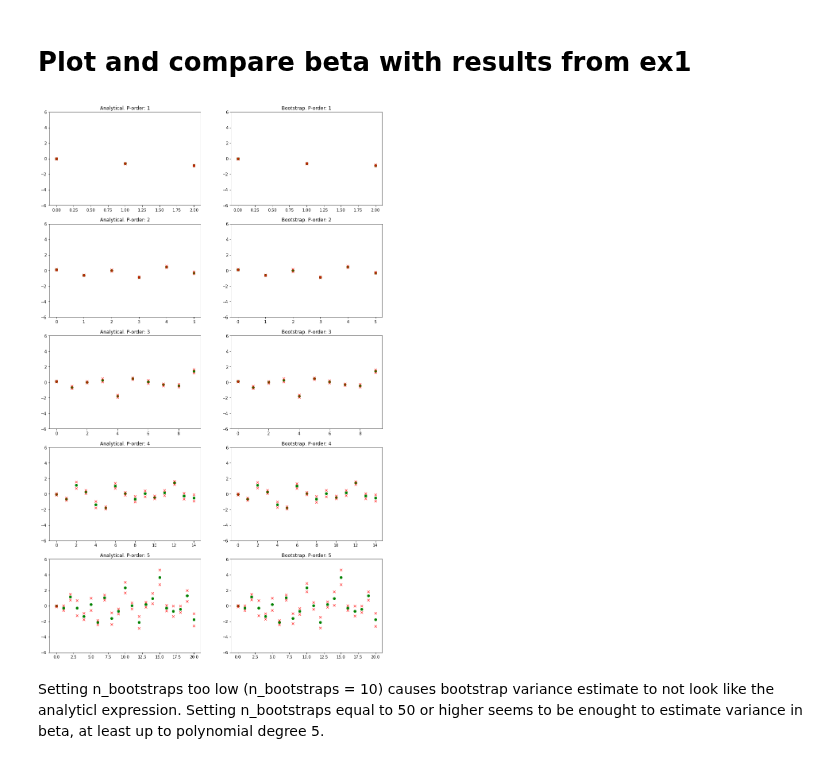
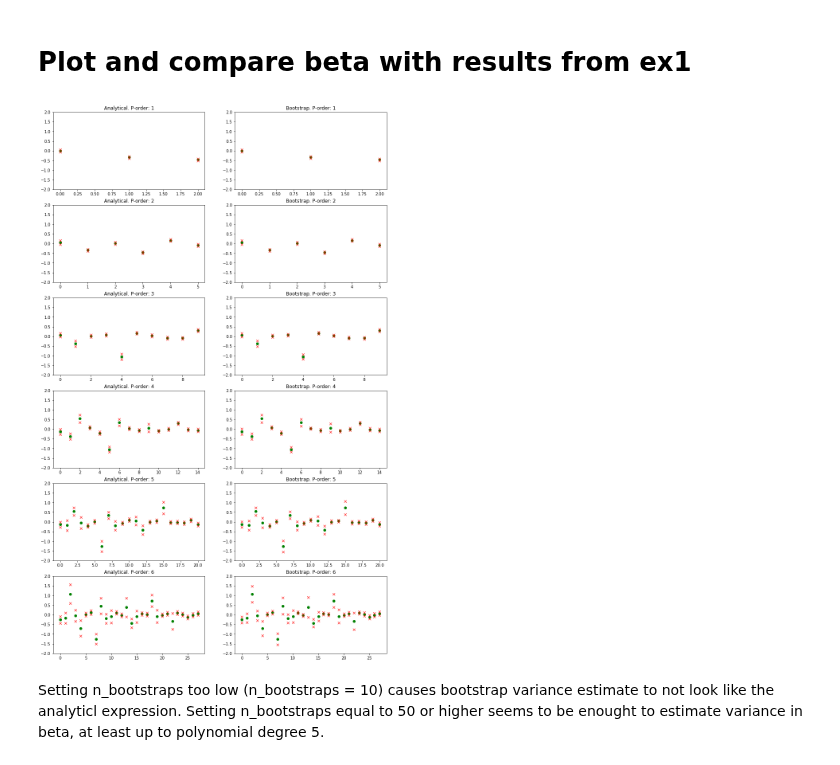
Before and after one commit to eoydvin/FYS-STK4155, a Jupyter notebook: Project_1/Exercise 2.ipynb, the cells around one changed output. Cells and saved outputs as stored; diff of their text form; code cells hidden in the pictures.

Commit message:
fixed scaling error
prev version I svaled by dividing by mean, this was anerror and here I test effects of scaling by dividing by variance

```diff
--- a/Project_1/Exercise 2.ipynb
+++ b/Project_1/Exercise 2.ipynb
@@ -45,9 +45,9 @@ noise = np.random.randn(x.shape[0], x.shape[1])
 z = Fr(x, y) + noise*0.3
 
 # Standardization: Running without scaling causes more variance in beta values.
-x_cent =  ((x - np.mean(x))/np.mean(x)).reshape(-1, 1)  #x.reshape(-1, 1)#
-y_cent =  ((y - np.mean(y))/np.mean(y)).reshape(-1, 1)  #y.reshape(-1, 1)#
-z_cent =  ((z - np.mean(z))/np.mean(z)).reshape(-1, 1) #z.reshape(-1, 1)
+x_cent =  ((x - np.mean(x))/np.sqrt(np.var(x))).reshape(-1, 1)  #x.reshape(-1, 1)#
+y_cent =  ((y - np.mean(y))/np.sqrt(np.var(y))).reshape(-1, 1)  #y.reshape(-1, 1)#
+z_cent =  ((z - np.mean(z))/np.sqrt(np.var(z))).reshape(-1, 1) #z.reshape(-1, 1)
 
 xy_cent_train, xy_cent_test, z_cent_train, z_cent_test = train_test_split(np.hstack([x_cent, y_cent]),
                                                                         z_cent, test_size=0.2)
@@ -138,33 +158,33 @@ From the plot above we can observe that my implemented OLS algorithm behaves som
 # Plot and compare beta with results from ex1
 # %%
 import matplotlib.pyplot as plt
-n_polynom = 5 # plot polynoms up to n_polynom order
-sigma = 2 # plot two sigma uncertainty
+n_polynom = 6 # plot polynoms up to n_polynom order
+sigma = 1 # plot two sigma uncertainty
 fig, axs = plt.subplots(n_polynom, 2, figsize=(15, 25), facecolor='w', edgecolor='k')
 #axs = axs.ravel()
 
-sigma = 2
+sigma = 3
 for polynom_nr in range(n_polynom):
     for beta_nr_i in range((polynom_nr+2)**2): # extracts first beta values!
         axs[polynom_nr, 1].plot(beta_nr_i, mean_betas[polynom_nr][beta_nr_i], 'go') #plot middle beta
         axs[polynom_nr, 1].plot(beta_nr_i, mean_betas[polynom_nr][beta_nr_i] - sigma*np.sqrt(var_betas[
             polynom_nr][beta_nr_i]), 'rx') #plot middle beta
         axs[polynom_nr, 1].plot(beta_nr_i, mean_betas[polynom_nr][beta_nr_i] + sigma*np.sqrt(var_betas[
             polynom_nr][beta_nr_i]), 'rx') #plot middle beta
 
         axs[polynom_nr, 0].plot(beta_nr_i, mean_betas[polynom_nr][beta_nr_i], 'go') #plot middle beta
         axs[polynom_nr, 0].plot(beta_nr_i, mean_betas[polynom_nr][beta_nr_i] - sigma*np.sqrt(var_betas_analytical[
             polynom_nr][beta_nr_i]), 'rx') #plot middle beta
         axs[polynom_nr, 0].plot(beta_nr_i, mean_betas[polynom_nr][beta_nr_i] + sigma*np.sqrt(var_betas_analytical[
             polynom_nr][beta_nr_i]), 'rx') #plot middle beta
 
     axs[polynom_nr, 1].set_title('Bootstrap. P-order: ' + str(polynom_nr + 1))
-    axs[polynom_nr, 1].set_ylim([-6, 6])
+    axs[polynom_nr, 1].set_ylim([-2, 2])
     axs[polynom_nr, 0].set_title('Analytical. P-order: ' + str(polynom_nr + 1))
-    axs[polynom_nr, 0].set_ylim([-6, 6])
+    axs[polynom_nr, 0].set_ylim([-2, 2])
 
 plt.show()
 # %% [output]
-[figure, old version]
+[figure, new version]
 # %% [markdown]
 Setting n_bootstraps too low (n_bootstraps = 10) causes bootstrap variance estimate to not look like the analyticl expression. Setting n_bootstraps equal to 50 or higher seems to be enought to estimate variance in beta, at least up to polynomial degree 5.
```
Also changed, not shown: parts of 5 cells of this notebook.
